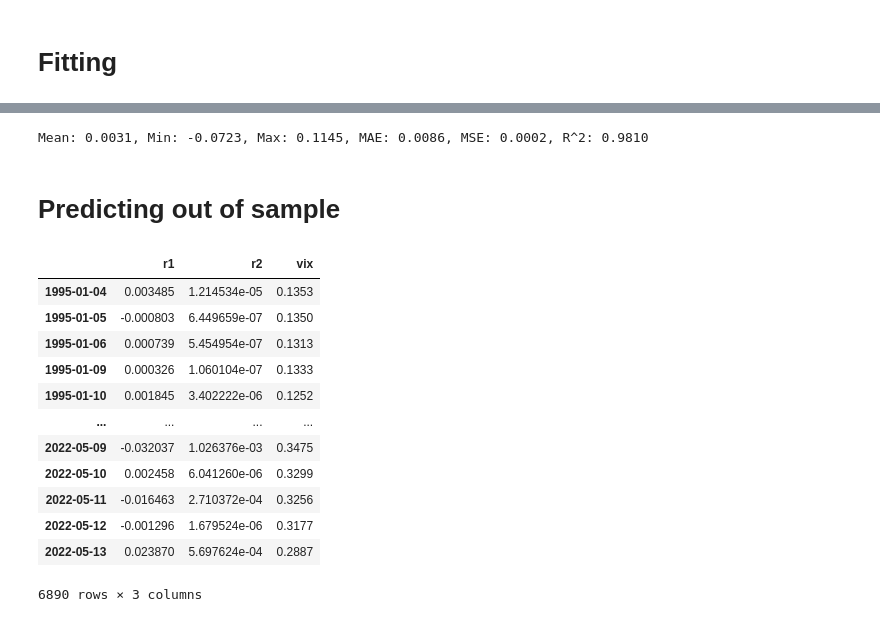
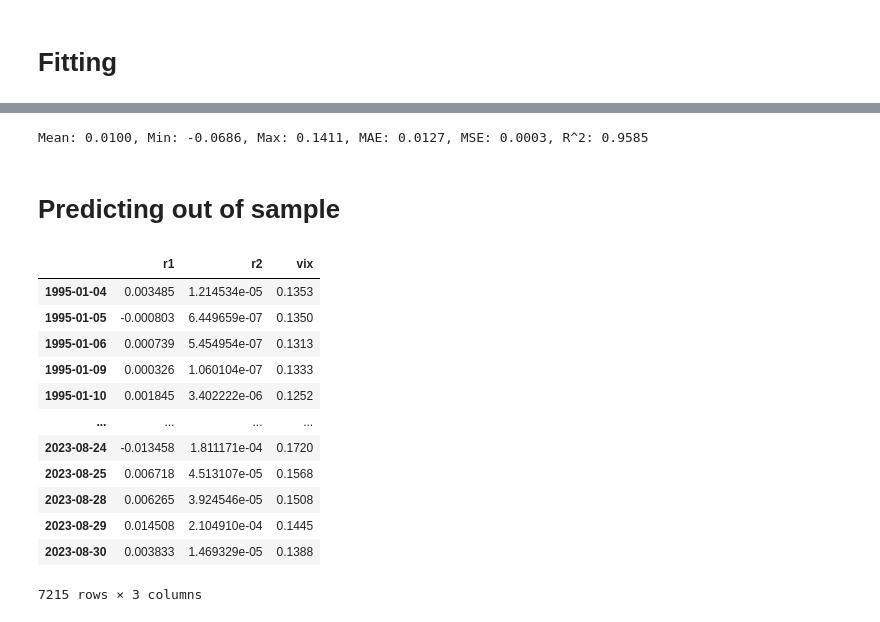
Before and after one commit to luchungi/VolatilityIsMostlyPathDependent, a Jupyter notebook: NN_Model_v1.ipynb, the cells around one changed output, grey strips where cells are left out. Drawn from its saved outputs; the diff is of its cells as text; code cells hidden in the pictures.

```diff
--- a/NN_Model_v1.ipynb
+++ b/NN_Model_v1.ipynb
@@ -14,9 +16,9 @@ from model.train import *
 # %% [markdown]
 # Download data
 # %%
-load_from = pd.to_datetime('1995-01-01')  # Need at least 4 years prior to the first training day
-train_start_date = pd.to_datetime('1995-01-01')
-test_start_date = pd.to_datetime('2019-01-01')
-test_end_date = pd.to_datetime('2022-05-15')
+train_dataset_start_date = pd.to_datetime('1995-01-01').date()
+valid_start_date = pd.to_datetime('2015-01-01').date()
+test_start_date = pd.to_datetime('2019-01-01').date()
+test_end_date = pd.to_datetime('2023-08-31').date()
 # %%
 # # Load data on SPX and VIX
@@ -28,6 +30,6 @@ test_end_date = pd.to_datetime('2022-05-15')
 # %%
-spx_data = pd.read_csv('spx_data.csv', index_col=0, parse_dates=[0])
-vix_data = pd.read_csv('vix_data.csv', index_col=0, parse_dates=[0])
+spx_data = pd.read_csv('spx_data_nn.csv', index_col=0, parse_dates=[0])
+vix_data = pd.read_csv('vix_data_nn.csv', index_col=0, parse_dates=[0])
 # %%
-spx_data.index = pd.to_datetime(spx_data.index.date)
-vix_data.index = pd.to_datetime(vix_data.index.date)
+spx_data.index = pd.to_datetime(pd.to_datetime(spx_data.index, utc=True).date)
+vix_data.index = pd.to_datetime(pd.to_datetime(vix_data.index, utc=True).date)
@@ -93,27 +122,27 @@ residuals.shape
 # %%
-total_sum_of_squares = np.sum((data.iloc[window-1:]['vix'] - np.mean(data.iloc[window-1:]['vix'])) ** 2)
+total_sum_of_squares = np.sum((train_data.iloc[window-1:]['vix'] - np.mean(train_data.iloc[window-1:]['vix'])) ** 2)
 print('Mean: {:.4f}, Min: {:.4f}, Max: {:.4f}, MAE: {:.4f}, MSE: {:.4f}, R^2: {:.4f}'.format(
     np.mean(residuals), np.min(residuals), np.max(residuals), np.mean(np.abs(residuals)), np.mean(residuals**2), (1-np.sum(residuals**2)/total_sum_of_squares)))
 # %% [output]
-Mean: 0.0031, Min: -0.0723, Max: 0.1145, MAE: 0.0086, MSE: 0.0002, R^2: 0.9810
+Mean: 0.0100, Min: -0.0686, Max: 0.1411, MAE: 0.0127, MSE: 0.0003, R^2: 0.9585
 # %% [markdown]
 # Predicting out of sample
 # %%
-data = create_dataset_from_yf_df(spx_data, vix_data, train_start_date, test_end_date)
+data = create_dataset_from_yf_df(spx_data, vix_data, train_dataset_start_date, test_end_date)
 data
 # %% [output]
 |  | r1 | r2 | vix |
 | 1995-01-04 | 0.003485 | 1.214534e-05 | 0.1353 |
 | 1995-01-05 | -0.000803 | 6.449659e-07 | 0.1350 |
 | 1995-01-06 | 0.000739 | 5.454954e-07 | 0.1313 |
 | 1995-01-09 | 0.000326 | 1.060104e-07 | 0.1333 |
 | 1995-01-10 | 0.001845 | 3.402222e-06 | 0.1252 |
 | ... | ... | ... | ... |
-| 2022-05-09 | -0.032037 | 1.026376e-03 | 0.3475 |
-| 2022-05-10 | 0.002458 | 6.041260e-06 | 0.3299 |
-| 2022-05-11 | -0.016463 | 2.710372e-04 | 0.3256 |
-| 2022-05-12 | -0.001296 | 1.679524e-06 | 0.3177 |
-| 2022-05-13 | 0.023870 | 5.697624e-04 | 0.2887 |
+| 2023-08-24 | -0.013458 | 1.811171e-04 | 0.1720 |
+| 2023-08-25 | 0.006718 | 4.513107e-05 | 0.1568 |
+| 2023-08-28 | 0.006265 | 3.924546e-05 | 0.1508 |
+| 2023-08-29 | 0.014508 | 2.104910e-04 | 0.1445 |
+| 2023-08-30 | 0.003833 | 1.469329e-05 | 0.1388 |
-6890 rows × 3 columns
+7215 rows × 3 columns
 # %%
 dataset = VIXDataset2(data, window)
```
Also changed, not shown: parts of 12 cells of this notebook, 4 other files.
